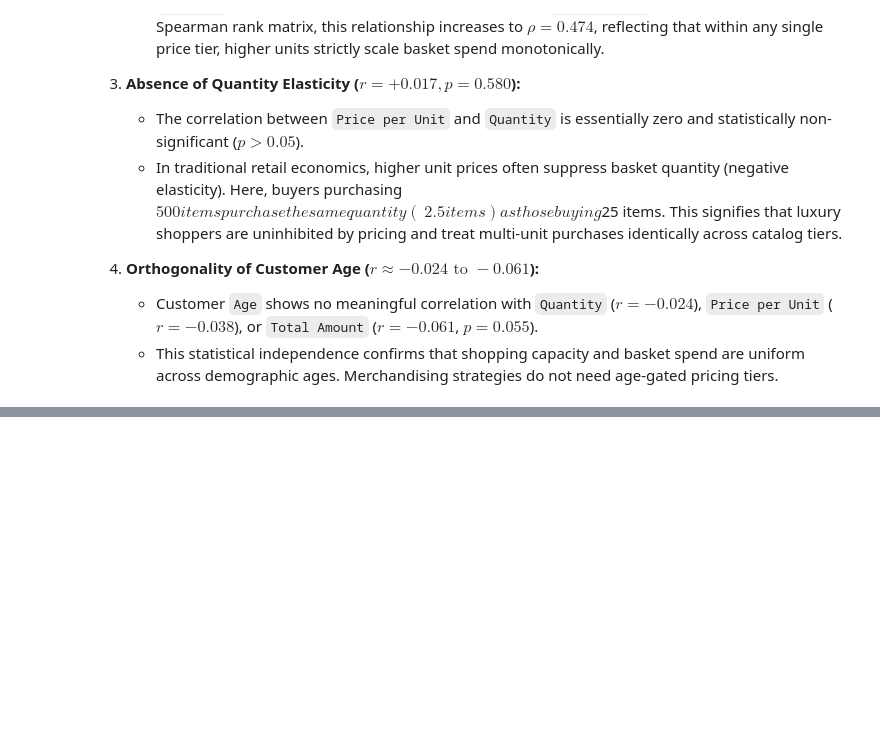
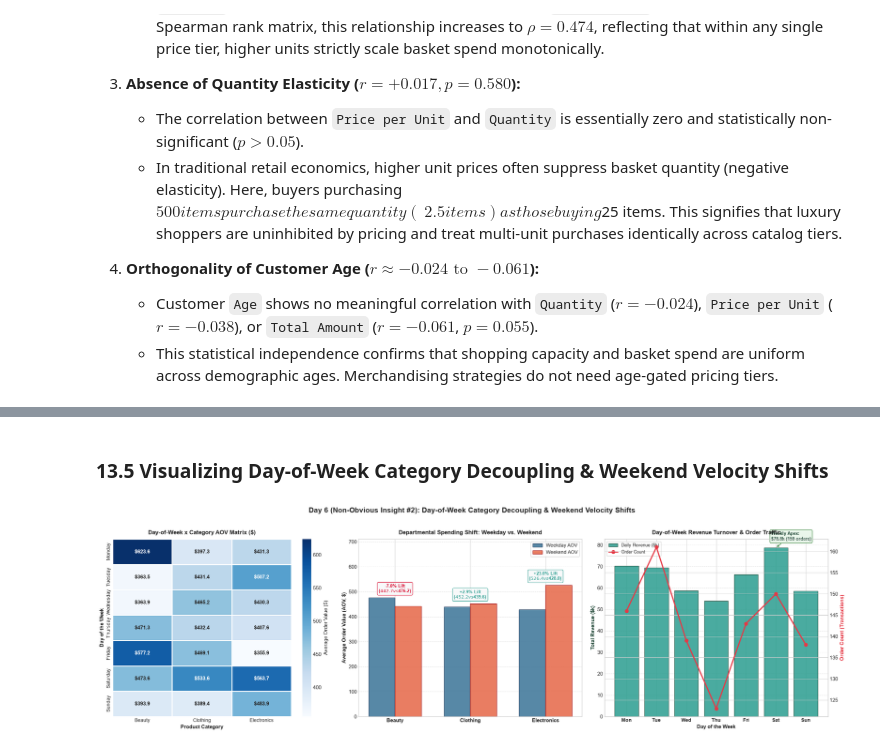
Before and after one commit to addu91577-sketch/OIBSIP, a Jupyter notebook: DataAnalytics-L1-EDARetailSales/Notebooks/01_retail_sales_eda.ipynb, the cells around one changed output, grey strips where cells are left out. Saved outputs shown, nothing was run; the diff lists cells and outputs as text; code cells hidden in the pictures; blank space fills up the shorter version.

```diff
--- a/DataAnalytics-L1-EDARetailSales/Notebooks/01_retail_sales_eda.ipynb
+++ b/DataAnalytics-L1-EDARetailSales/Notebooks/01_retail_sales_eda.ipynb
@@ -1825,0 +2067,79 @@ plt.show()
+# %% [markdown]
+### 13.5 Visualizing Day-of-Week Category Decoupling & Weekend Velocity Shifts
+# %%
+fig, (ax1, ax2, ax3) = plt.subplots(1, 3, figsize=(22, 6.5))
+fig.suptitle('Day 6 (Non-Obvious Insight #2): Day-of-Week Category Decoupling & Weekend Velocity Shifts', fontsize=15, fontweight='bold', y=1.02)
+
+# Panel 1: Heatmap of AOV (Day of Week x Category)
+annot_text = dow_cat_aov_df.map(lambda v: f'${v:.1f}')
+sns.heatmap(
+    dow_cat_aov_df,
+    annot=annot_text,
+    fmt='',
+    cmap='Blues',
+    linewidths=2,
+    linecolor='white',
+    cbar_kws={'label': 'Average Order Value ($)'},
+    annot_kws={'fontsize': 11, 'fontweight': 'bold'},
+    ax=ax1
+)
+ax1.set_title('Day-of-Week x Category AOV Matrix ($)', fontsize=12, fontweight='bold', pad=10)
+ax1.set_xlabel('Product Category', fontsize=10.5, fontweight='bold')
+ax1.set_ylabel('Day of the Week', fontsize=10.5, fontweight='bold')
+ax1.tick_params(labelsize=10)
+
+# Panel 2: Weekend vs Weekday AOV Lift
+x = np.arange(len(cat_weekend_aov_df))
+width = 0.35
+
+rects1 = ax2.bar(x - width/2, cat_weekend_aov_df['Weekday_AOV'], width, label='Weekday AOV', color='#457b9d', edgecolor='#1d3557', alpha=0.9)
+rects2 = ax2.bar(x + width/2, cat_weekend_aov_df['Weekend_AOV'], width, label='Weekend AOV', color='#e76f51', edgecolor='#9d0208', alpha=0.9)
+
+ax2.set_xticks(x)
+ax2.set_xticklabels(cat_weekend_aov_df.index, fontsize=11, fontweight='bold')
+ax2.set_title('Departmental Spending Shift: Weekday vs. Weekend', fontsize=12, fontweight='bold', pad=10)
+ax2.set_ylabel('Average Order Value (AOV, $)', fontsize=10.5, fontweight='bold')
+ax2.legend(loc='upper right', frameon=True, fontsize=10)
+ax2.grid(True, linestyle='--', alpha=0.5, axis='y')
+
+for i, (cat, row) in enumerate(cat_weekend_aov_df.iterrows()):
+    lift = row['AOV_Lift_Pct']
+    sign = '+' if lift > 0 else ''
+    color = '#2a9d8f' if lift > 0 else '#d90429'
+    top_y = max(row['Weekday_AOV'], row['Weekend_AOV'])
+    ax2.annotate(f'{sign}{lift:.1f}% Lift\n(${row["Weekend_AOV"]:.1f} vs ${row["Weekday_AOV"]:.1f})',
+                 (i, top_y + 15), ha='center', va='bottom', fontsize=9.5, fontweight='bold', color=color,
+                 bbox=dict(boxstyle='round,pad=0.3', facecolor='#f8f9fa', edgecolor=color, alpha=0.9))
+
+ax2.set_ylim([0, max(cat_weekend_aov_df[['Weekday_AOV', 'Weekend_AOV']].values.flatten()) * 1.35])
+
+# Panel 3: Storewide Day-of-Week Revenue & Orders
+ax3_twin = ax3.twinx()
+bars = ax3.bar(dow_order, dow_store_totals['Total_Revenue'] / 1000, color='#2a9d8f', edgecolor='#1b4332', alpha=0.85, label='Daily Revenue ($k)')
+line = ax3_twin.plot(dow_order, dow_store_totals['Orders'], color='#e63946', marker='o', linewidth=2.5, markersize=7, label='Order Count')
+
+ax3.set_title('Day-of-Week Revenue Turnover & Order Traffic', fontsize=12, fontweight='bold', pad=10)
+ax3.set_xlabel('Day of the Week', fontsize=10.5, fontweight='bold')
+ax3.set_ylabel('Total Revenue ($k)', fontsize=10.5, fontweight='bold', color='#1b4332')
+ax3_twin.set_ylabel('Order Count (Transactions)', fontsize=10.5, fontweight='bold', color='#e63946')
+ax3.set_xticks(range(len(dow_order)))
+ax3.set_xticklabels([d[:3] for d in dow_order], fontsize=10, fontweight='bold')
+ax3.grid(True, linestyle='--', alpha=0.5, axis='y')
+
+sat_idx = dow_order.index('Saturday')
+sat_rev = dow_store_totals.loc['Saturday', 'Total_Revenue'] / 1000
+ax3.annotate(f'Weekly Apex:\n${sat_rev:.1f}k (150 orders)',
+             (sat_idx, sat_rev), xytext=(-10, 15), textcoords='offset points',
+             fontsize=9, fontweight='bold', color='#1b4332',
+             bbox=dict(boxstyle='round,pad=0.3', facecolor='#e8f5e9', edgecolor='#2e7d32', alpha=0.9),
+             arrowprops=dict(arrowstyle='->', color='#2e7d32', lw=1.2))
+
+lines1, labels1 = ax3.get_legend_handles_labels()
+lines2, labels2 = ax3_twin.get_legend_handles_labels()
+ax3.legend(lines1 + lines2, labels1 + labels2, loc='upper left', frameon=True, fontsize=9.5)
+
+plt.tight_layout()
+plt.savefig(os.path.join(screenshots_dir, '15_day_of_week_category_dynamics_and_weekend_lift.png'), dpi=300, bbox_inches='tight')
+plt.show()
+# %% [output]
+[figure, added]
```
Also changed, not shown: parts of 17 cells of this notebook, 4 other files.
